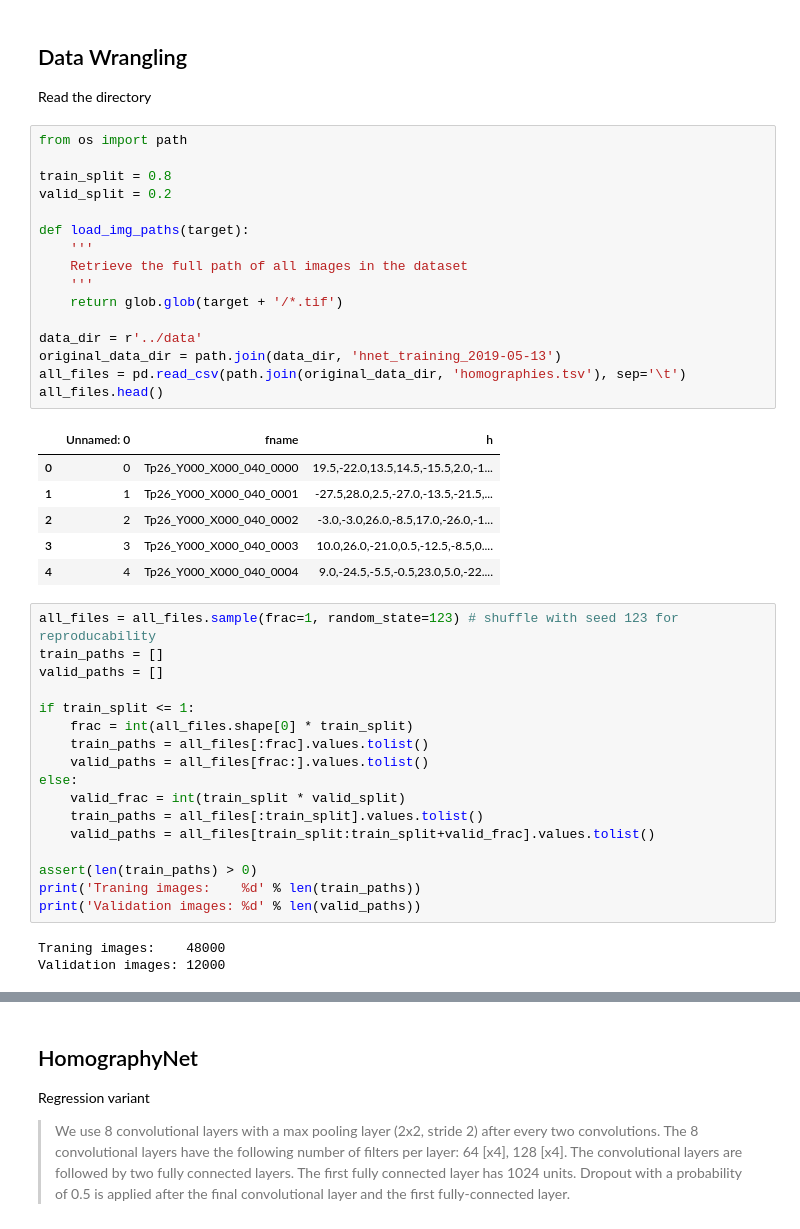
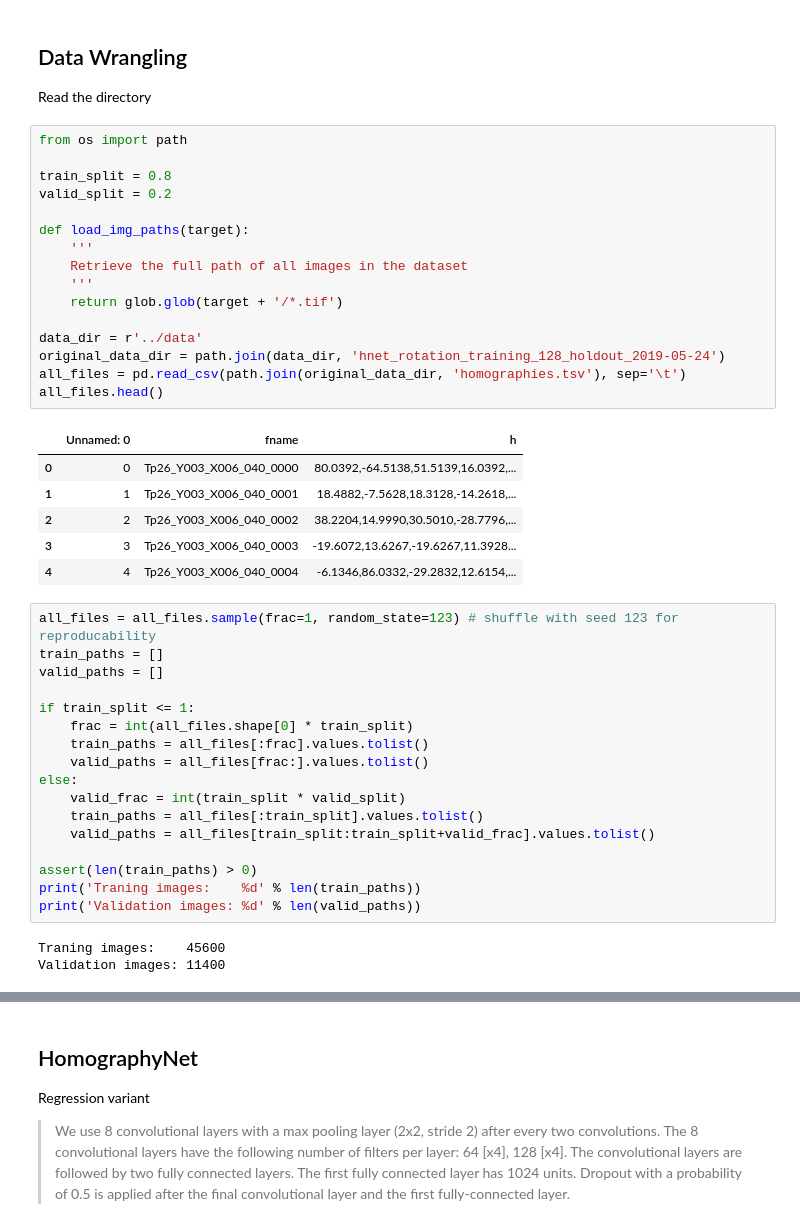
Before and after one commit to tristaaan/stitch-eval, a Jupyter notebook: notebooks/HomograpyNet.ipynb, the cells around one changed output, grey strips where cells are left out. Drawn from its saved outputs; the diff is of its cells as text.

```diff
--- a/notebooks/HomograpyNet.ipynb
+++ b/notebooks/HomograpyNet.ipynb
@@ -38,26 +38,26 @@ Read the directory
 # %%
 from os import path
 
 train_split = 0.8
 valid_split = 0.2
 
 def load_img_paths(target):
     '''
     Retrieve the full path of all images in the dataset
     '''
     return glob.glob(target + '/*.tif')
 
 data_dir = r'../data'
-original_data_dir = path.join(data_dir, 'hnet_training_2019-05-13')
+original_data_dir = path.join(data_dir, 'hnet_rotation_training_128_holdout_2019-05-24')
 all_files = pd.read_csv(path.join(original_data_dir, 'homographies.tsv'), sep='\t')
 all_files.head()
 # %% [output]
 |  | Unnamed: 0 | fname | h |
-| 0 | 0 | Tp26_Y000_X000_040_0000 | 19.5,-22.0,13.5,14.5,-15.5,2.0,-1... |
-| 1 | 1 | Tp26_Y000_X000_040_0001 | -27.5,28.0,2.5,-27.0,-13.5,-21.5,... |
-| 2 | 2 | Tp26_Y000_X000_040_0002 | -3.0,-3.0,26.0,-8.5,17.0,-26.0,-1... |
-| 3 | 3 | Tp26_Y000_X000_040_0003 | 10.0,26.0,-21.0,0.5,-12.5,-8.5,0.... |
-| 4 | 4 | Tp26_Y000_X000_040_0004 | 9.0,-24.5,-5.5,-0.5,23.0,5.0,-22.... |
+| 0 | 0 | Tp26_Y003_X006_040_0000 | 80.0392,-64.5138,51.5139,16.0392,... |
+| 1 | 1 | Tp26_Y003_X006_040_0001 | 18.4882,-7.5628,18.3128,-14.2618,... |
+| 2 | 2 | Tp26_Y003_X006_040_0002 | 38.2204,14.9990,30.5010,-28.7796,... |
+| 3 | 3 | Tp26_Y003_X006_040_0003 | -19.6072,13.6267,-19.6267,11.3928... |
+| 4 | 4 | Tp26_Y003_X006_040_0004 | -6.1346,86.0332,-29.2832,12.6154,... |
 # %%
 all_files = all_files.sample(frac=1, random_state=123) # shuffle with seed 123 for reproducability
 train_paths = []
@@ -76,8 +76,8 @@ assert(len(train_paths) > 0)
 print('Traning images:    %d' % len(train_paths))
 print('Validation images: %d' % len(valid_paths))
 # %% [output]
-Traning images:    48000
-Validation images: 12000
+Traning images:    45600
+Validation images: 11400
 # %%
 import matplotlib.pylab as plt
 %matplotlib inline
```
Also changed, not shown: parts of 11 cells of this notebook, 1 other file.
